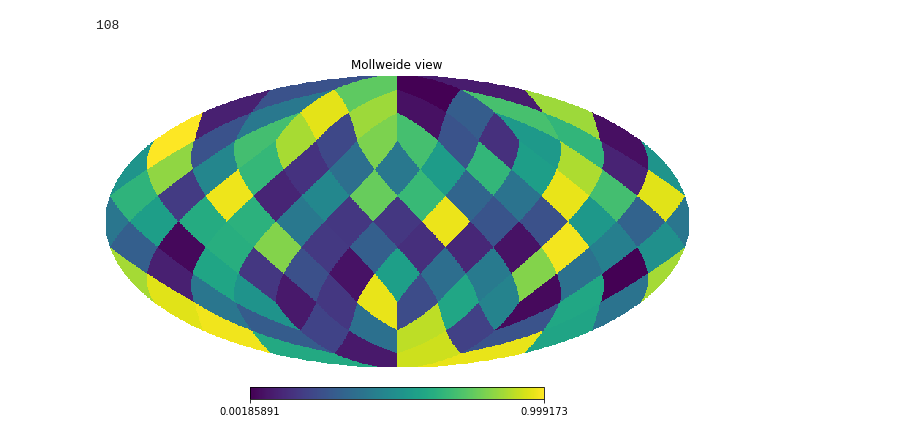
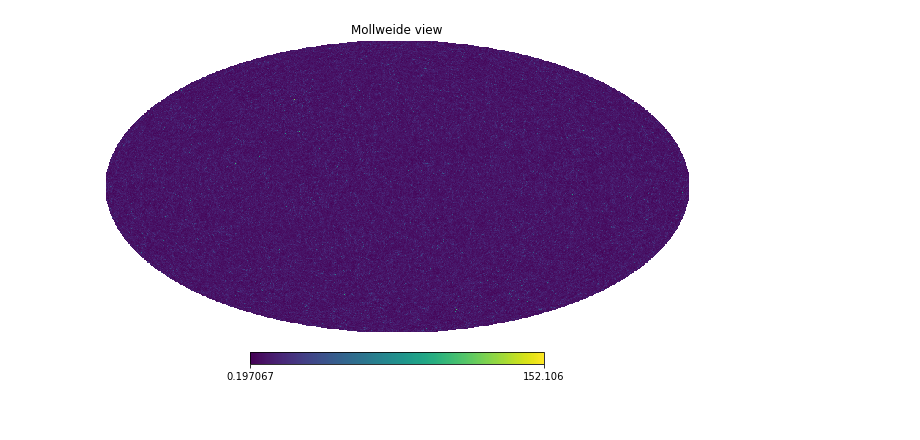
Before and after one commit to wurdahl/kSZfromPC, a Jupyter notebook: Untitled.ipynb, the cells around one changed output. Cells and saved outputs as stored; diff of their text form; code cells hidden in the pictures.

```diff
--- a/Untitled.ipynb
+++ b/Untitled.ipynb
@@ -8,8 +5,7 @@ map = np.random.rand(12*nside**2)
-# %%
-len(map)
-# %% [output]
-108
+# %%
+maplensedOver = np.load('./MAPS/lensedOverdensity/_NS_1536_R_2968_P_1536_DV_192_Sd_336244_SB_5.npy')
+mapOver = np.load('./MAPS/overdensity/_NS_1536_R_2968_P_2048_DV_128_Sd_995225_SB_7.npy')
 # %%
-hp.mollview(map);
+hp.mollview(maplensedOver)
 # %% [output]
-[figure, old version]
+[figure, new version]
```
Also changed, not shown: parts of 16 cells of this notebook, 5 other files.
